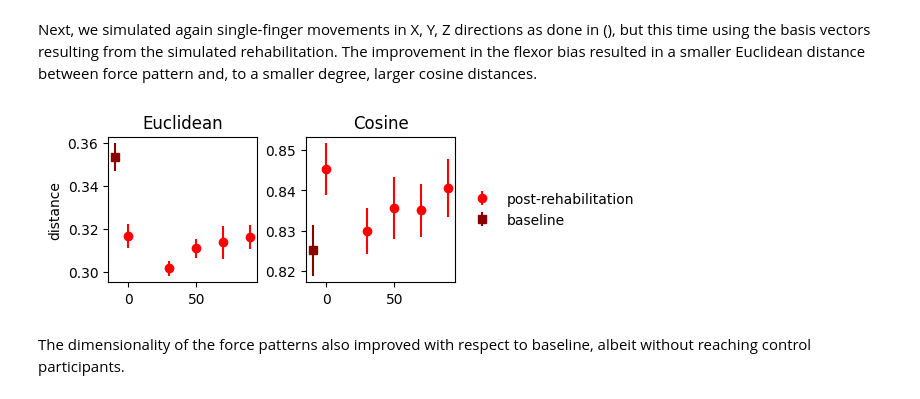
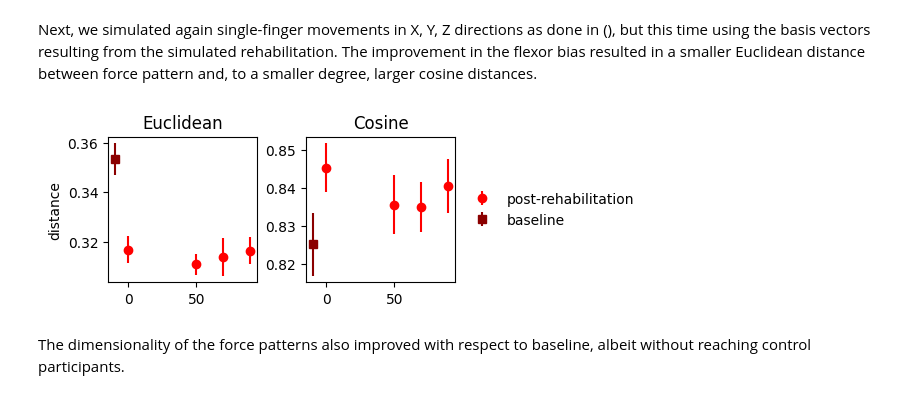
Before and after one commit to mnlmrc/OffManifoldLearning, a Jupyter notebook: notebooks/post_rehab.ipynb, the cells around one changed output. Drawn from its saved outputs; the diff is of its cells as text; code cells hidden in the pictures.

```diff
--- a/notebooks/post_rehab.ipynb
+++ b/notebooks/post_rehab.ipynb
@@ -20,7 +20,4 @@ time necessary to complete the movement, (3) the total effort defined as the nor
 group = ['stroke',  'intact']
 tinfo_bs = pd.read_csv(os.path.join(gl.baseDir, 'baseline', 'tinfo.tsv'), sep='\t')
 tinfo = pd.read_csv(os.path.join(gl.baseDir, 'post_rehab', 'tinfo.tsv'), sep='\t')
-#tinfo = tinfo[tinfo.subj_id<120]
-N = len(tinfo.subj_id.unique())
-Nc, Nd = 15, 36
-angle = [0, 30, 50, 70, 90]
+angle = [0, 50, 70, 90]
@@ -38,24 +27,18 @@ The most prominent change induced by the simulated rehabilitation was a reductio
 the original basis vectors designed for stroke patients. Noteworthy, rehabilitation carried out with a perturbed
 decoder did not improve the flexor bias more than rehabilitation using a decoder spanning the intrinsic manifold.
 # %%
+A_diff_s = np.load(os.path.join(gl.baseDir, 'post_rehab', 'basis_vectors.diff.stroke.npy')) # (angle, n_subj, force_channel, basis_vector)
+A_diff_c = np.load(os.path.join(gl.baseDir, 'post_rehab', 'basis_vectors.diff.intact.npy'))
+N = A_diff_c.shape[1]
+A_diff = np.array([A_diff_s, A_diff_c])
 wb_diff = A_diff[:, :, :, 0, -1]
 wf_diff = np.diagonal(A_diff[:, :, :, :, :15], axis1=3, axis2=4).mean(axis=-1)
 
-wb_diff_st_avg = wb_diff[0].mean(axis=-1)
-wb_diff_hc_avg = wb_diff[1].mean(axis=-1)
-wb_diff_st_err = wb_diff[0].std(axis=-1) / np.sqrt(N)
-wb_diff_hc_err = wb_diff[1].std(axis=-1) / np.sqrt(N)
-
-wf_diff_st_avg = wf_diff[0].mean(axis=-1)
-wf_diff_hc_avg = wf_diff[1].mean(axis=-1)
-wf_diff_st_err = wf_diff[0].std(axis=-1) / np.sqrt(N)
-wf_diff_hc_err = wf_diff[1].std(axis=-1) / np.sqrt(N)
-
 fig, axs = plt.subplots(1, 2, sharey=True, sharex=True, figsize=(4, 3), constrained_layout=True)
-axs[0].errorbar(angle, wb_diff_st_avg, yerr=wb_diff_st_err, color='r', fmt='o')
-axs[0].errorbar(angle, wb_diff_hc_avg, yerr=wb_diff_hc_err, color='b', fmt='o')
-axs[1].errorbar(angle, wf_diff_st_avg, yerr=wf_diff_st_err, color='r', fmt='o', label='stroke')
-axs[1].errorbar(angle, wf_diff_hc_avg, yerr=wf_diff_hc_err, color='b', fmt='o', label='control')
+axs[0].errorbar(angle, wb_diff[0].mean(axis=-1), yerr=wb_diff[0].std(axis=-1) / np.sqrt(N), color='r', fmt='o')
+axs[0].errorbar(angle, wb_diff[1].mean(axis=-1), yerr=wb_diff[1].std(axis=-1) / np.sqrt(N), color='b', fmt='o')
+axs[1].errorbar(angle, wf_diff[0].mean(axis=-1), yerr=wf_diff[0].std(axis=-1) / np.sqrt(N), color='r', fmt='o', label='stroke')
+axs[1].errorbar(angle, wf_diff[1].mean(axis=-1), yerr=wf_diff[1].std(axis=-1) / np.sqrt(N), color='b', fmt='o', label='control')
 axs[0].axhline(0, color='k', lw=.8)
 axs[1].axhline(0, color='k', lw=.8)
 axs[0].set_title('Flexor bias')
@@ -123,20 +106,30 @@ Next, we simulated again single-finger movements in X, Y, Z directions as done i
 vectors resulting from the simulated rehabilitation. The improvement in the flexor bias resulted in a smaller
 Euclidean distance between force pattern and, to a smaller degree, larger cosine distances.
 # %%
+euc = np.load(os.path.join(gl.baseDir, 'post_rehab', 'euclidean.npy'))
+cos = np.load(os.path.join(gl.baseDir, 'post_rehab', 'cosine.npy'))
+euc_p = euc.mean(axis=(3, 4, 5))
+cos_p = cos.mean(axis=(3, 4, 5))
+
+euc_bs = np.load(os.path.join(gl.baseDir, 'baseline', 'euclidean.npy'))
+cos_bs = np.load(os.path.join(gl.baseDir, 'baseline', 'cosine.npy'))
+euc_p_bs = euc_bs.mean(axis=(2, 3, 4))
+cos_p_bs = cos_bs.mean(axis=(2, 3, 4))
+
 fig, axs = plt.subplots(1, 2, constrained_layout=True, figsize=[6, 2], sharex=True)
 
-axs[0].errorbar(angle, euc_avg, yerr=euc_err, color='r', fmt='o',)
-axs[0].errorbar(-10, euc_avg_bs, yerr=euc_err_bs, color='darkred', fmt='s',)
+axs[0].errorbar(angle, euc_p[0].mean(axis=-1), yerr=euc_p[0].std(axis=-1) / np.sqrt(N), color='r', fmt='o',)
+axs[0].errorbar(-10, euc_p_bs[0].mean(axis=-1), yerr=euc_p_bs[0].std(axis=-1) / np.sqrt(N), color='darkred', fmt='s',)
 axs[0].set_title('Euclidean')
 axs[0].set_ylabel('distance')
-axs[1].errorbar(angle, cos_avg, yerr=cos_err, color='r', fmt='o', label='post-rehabilitation')
-axs[1].errorbar(-10, cos_avg_bs, yerr=euc_err_bs, color='darkred', fmt='s', label='baseline')
+axs[1].errorbar(angle, cos_p[0].mean(axis=-1), yerr=cos_p[0].std(axis=-1) / np.sqrt(N), color='r', fmt='o', label='post-rehabilitation')
+axs[1].errorbar(-10, cos_p_bs[0].mean(axis=-1), yerr=cos_p_bs[0].std(axis=-1) / np.sqrt(N),  color='darkred', fmt='s', label='baseline')
 axs[1].set_title('Cosine')
 axs[1].legend(bbox_to_anchor=(1, .5), loc='center left', frameon=False)
 
 plt.show()
 # %% [output]
-[figure, old version]
+[figure, new version]
 # %% [markdown]
 The dimensionality of the force patterns also improved with respect to baseline, albeit without reaching control
 participants.
```
Also changed, not shown: parts of 3 cells of this notebook, 2 other files.
